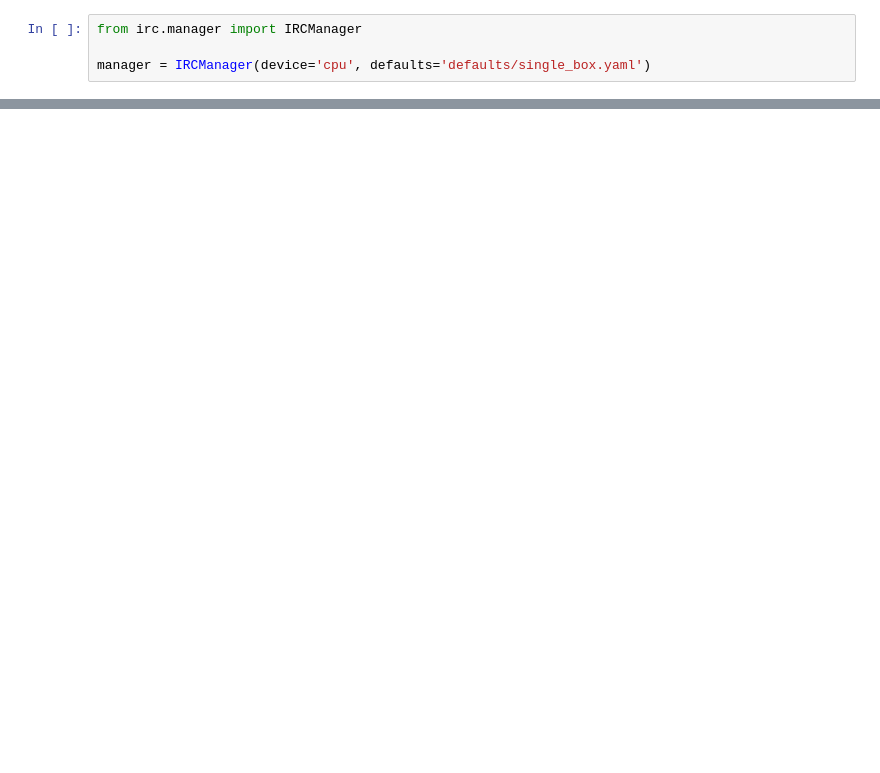
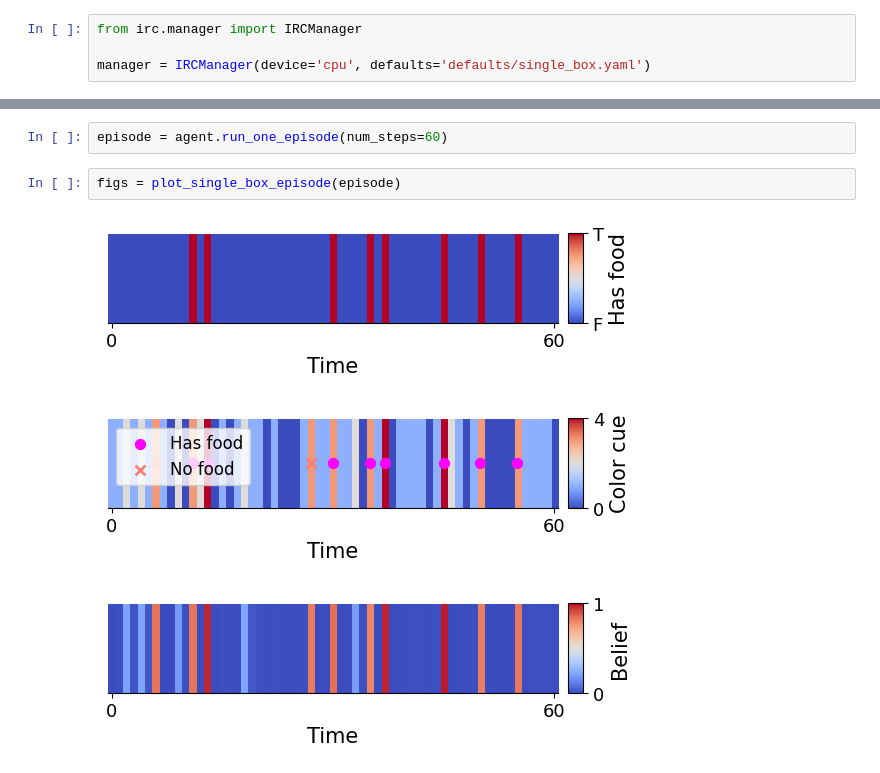
Before and after one commit to XaqLab/box-foraging, a Jupyter notebook: demo-monitor.ipynb, the cells around one changed output, grey strips where cells are left out. Drawn from its saved outputs; the diff is of its cells as text; blank space fills up the shorter version.

```diff
--- a/demo-monitor.ipynb
+++ b/demo-monitor.ipynb
@@ -19,0 +23,8 @@ manager.inspect_agent(env_param=[0.2, 0.6, 10])
+# %%
+episode = agent.run_one_episode(num_steps=60)
+# %%
+figs = plot_single_box_episode(episode)
+# %% [output]
+[figure, added]
+[figure, added]
+[figure, added]
```
Also changed, not shown: parts of 2 cells of this notebook, 2 other files.
